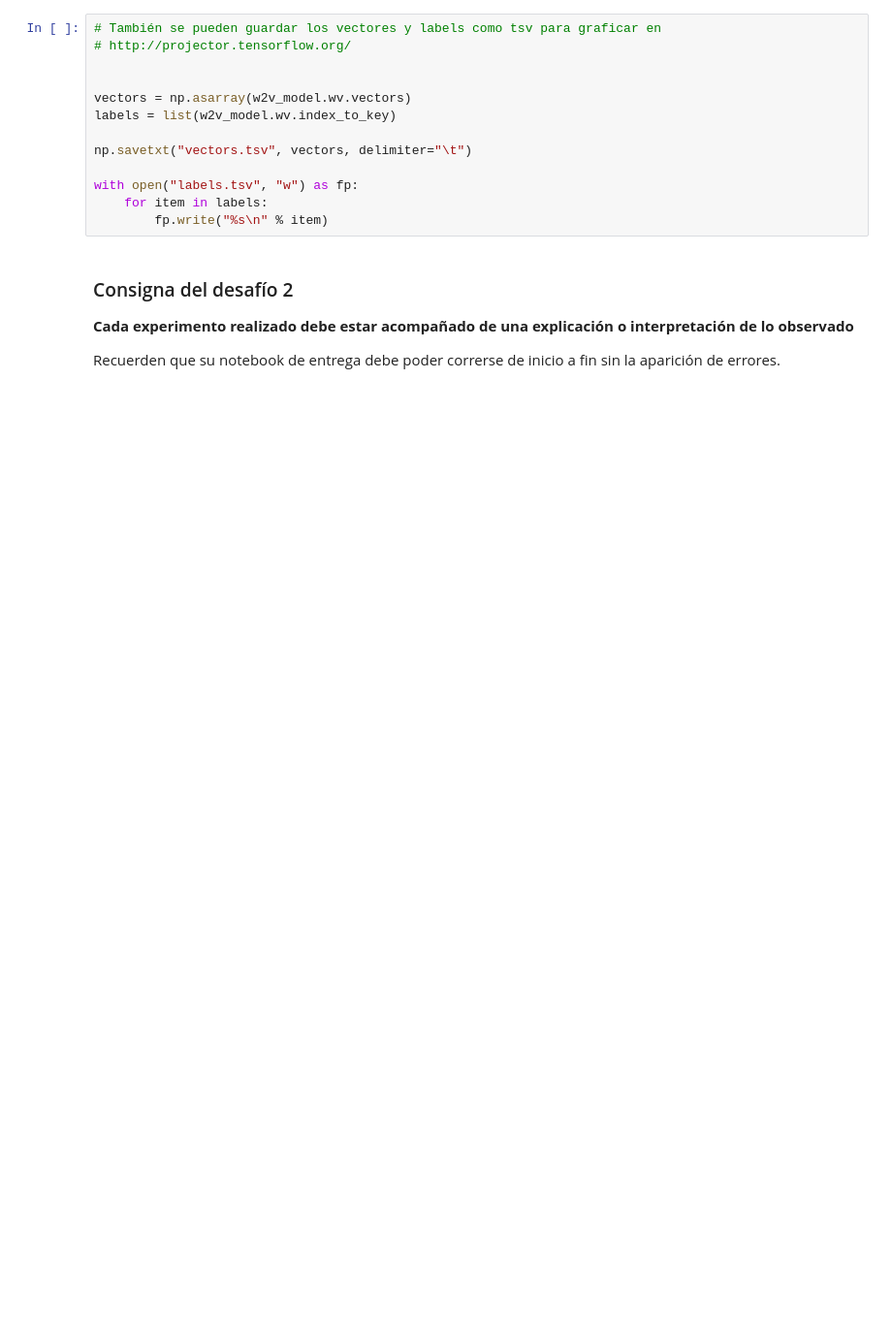
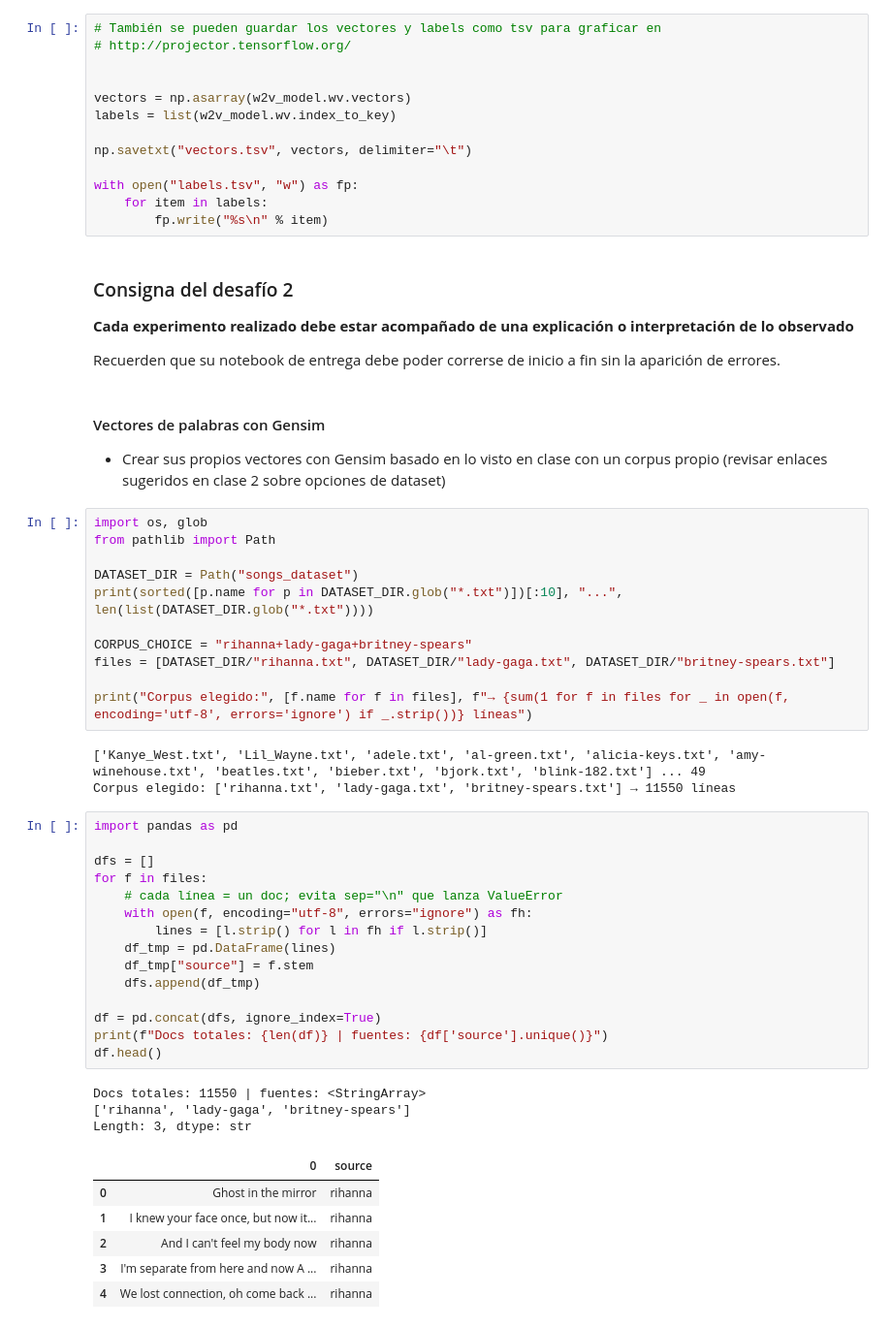
Before and after one commit to ElianaHarriet/CEIA-procesamiento-del-lenguaje-natural-i, a Jupyter notebook: desafio2/Desafio_2.ipynb, the cells around one changed output. Shown at 97% size. Cells and saved outputs as stored; diff of their text form; blank space fills up the shorter version.

```diff
--- a/desafio2/Desafio_2.ipynb
+++ b/desafio2/Desafio_2.ipynb
@@ -335,3 +335,45 @@ with open("labels.tsv", "w") as fp:
 **Cada experimento realizado debe estar acompañado de una explicación o interpretación de lo observado**
 
 Recuerden que su notebook de entrega debe poder correrse de inicio a fin sin la aparición de errores.
+# %% [markdown]
+#### Vectores de palabras con Gensim
+- Crear sus propios vectores con Gensim basado en lo visto en clase con un corpus propio (revisar enlaces sugeridos en clase 2 sobre opciones de dataset)
+# %%
+import os, glob
+from pathlib import Path
+
+DATASET_DIR = Path("songs_dataset")
+print(sorted([p.name for p in DATASET_DIR.glob("*.txt")])[:10], "...", len(list(DATASET_DIR.glob("*.txt"))))
+
+CORPUS_CHOICE = "rihanna+lady-gaga+britney-spears"
+files = [DATASET_DIR/"rihanna.txt", DATASET_DIR/"lady-gaga.txt", DATASET_DIR/"britney-spears.txt"]
+
+print("Corpus elegido:", [f.name for f in files], f"→ {sum(1 for f in files for _ in open(f, encoding='utf-8', errors='ignore') if _.strip())} líneas")
+# %% [output]
+['Kanye_West.txt', 'Lil_Wayne.txt', 'adele.txt', 'al-green.txt', 'alicia-keys.txt', 'amy-winehouse.txt', 'beatles.txt', 'bieber.txt', 'bjork.txt', 'blink-182.txt'] ... 49
+Corpus elegido: ['rihanna.txt', 'lady-gaga.txt', 'britney-spears.txt'] → 11550 líneas
+# %%
+import pandas as pd
+
+dfs = []
+for f in files:
+    # cada línea = un doc; evita sep="\n" que lanza ValueError
+    with open(f, encoding="utf-8", errors="ignore") as fh:
+        lines = [l.strip() for l in fh if l.strip()]
+    df_tmp = pd.DataFrame(lines)
+    df_tmp["source"] = f.stem
+    dfs.append(df_tmp)
+
+df = pd.concat(dfs, ignore_index=True)
+print(f"Docs totales: {len(df)} | fuentes: {df['source'].unique()}")
+df.head()
+# %% [output]
+Docs totales: 11550 | fuentes: <StringArray>
+['rihanna', 'lady-gaga', 'britney-spears']
+Length: 3, dtype: str
+|  | 0 | source |
+| 0 | Ghost in the mirror | rihanna |
+| 1 | I knew your face once, but now it... | rihanna |
+| 2 | And I can't feel my body now | rihanna |
+| 3 | I'm separate from here and now A ... | rihanna |
+| 4 | We lost connection, oh come back ... | rihanna |
```
Also changed, not shown: parts of 12 cells of this notebook.
